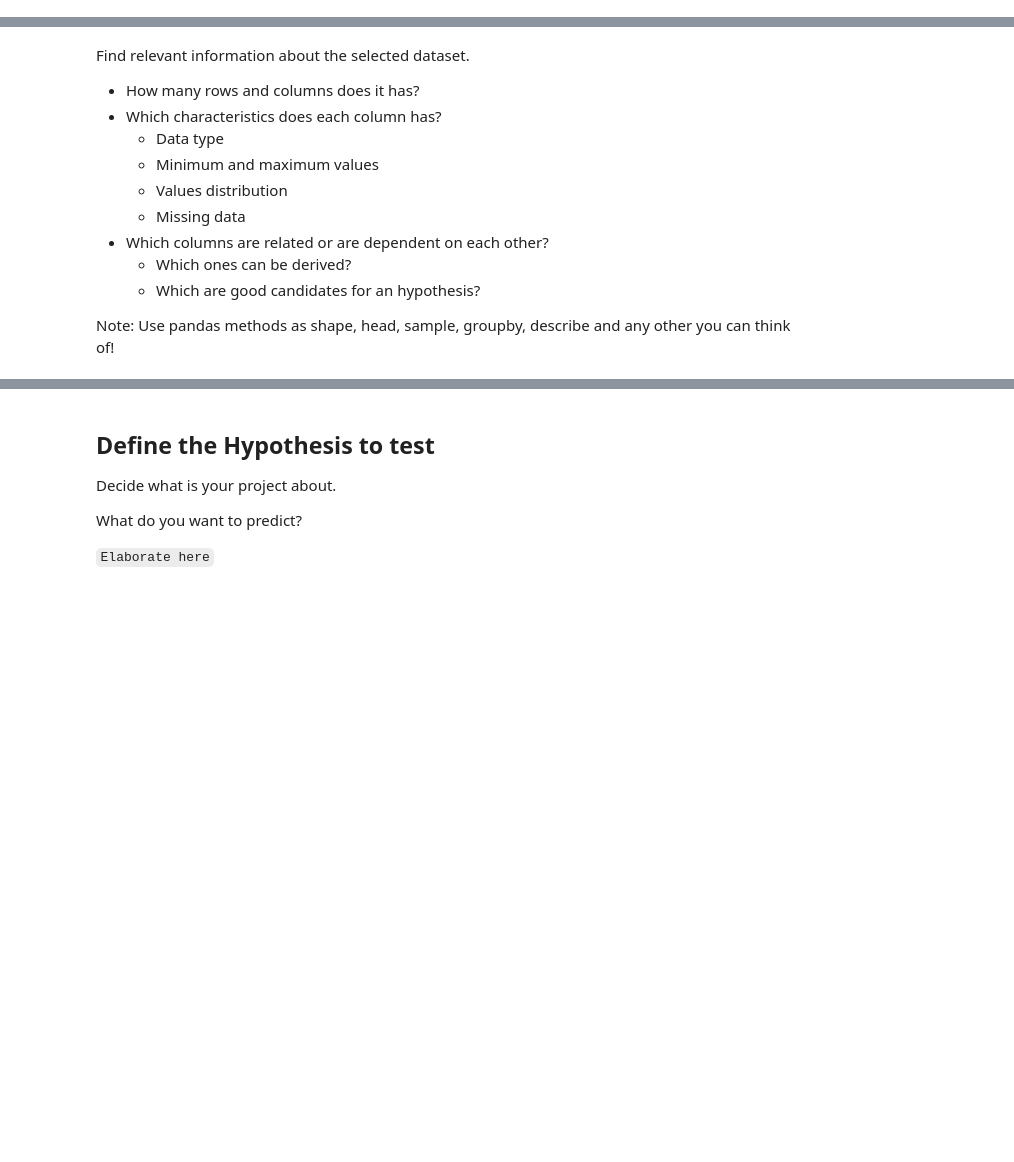
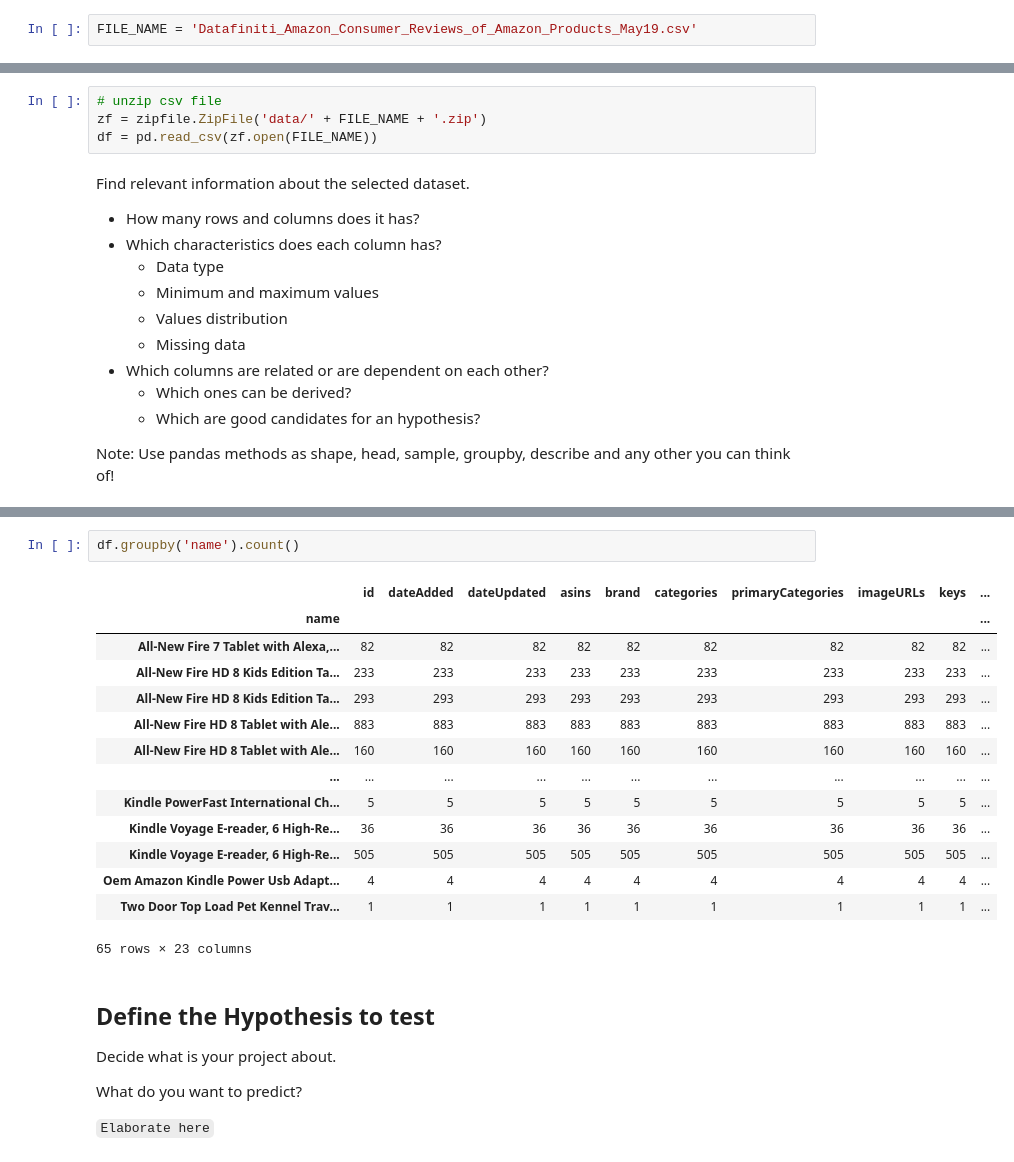
Before and after one commit to VictorHerreraO/capstone, a Jupyter notebook: capstone.ipynb, the cells around one changed output, grey strips where cells are left out. Drawn from its saved outputs; the diff is of its cells as text; blank space fills up the shorter version.

```diff
--- a/capstone.ipynb
+++ b/capstone.ipynb
@@ -23,3 +25,5 @@ import matplotlib.pyplot as plt
+# %%
+FILE_NAME = 'Datafiniti_Amazon_Consumer_Reviews_of_Amazon_Products_May19.csv'
 # %% [markdown]
 Get the selected data set into a pandas Dataframe.
 
@@ -29,3 +37,7 @@ df = pd.read_clipboard()
+# %%
+# unzip csv file
+zf = zipfile.ZipFile('data/' + FILE_NAME + '.zip')
+df = pd.read_csv(zf.open(FILE_NAME))
 # %% [markdown]
 Find relevant information about the selected dataset.
 
@@ -43,3 +71,20 @@ Note: Use pandas methods as shape, head, sample, groupby, describe and any other
+# %%
+df.groupby('name').count()
+# %% [output]
+|  | id | dateAdded | dateUpdated | asins | brand | categories | primaryCategories | imageURLs | keys | ... |
+| name |  |  |  |  |  |  |  |  |  | ... |
+| All-New Fire 7 Tablet with Alexa,... | 82 | 82 | 82 | 82 | 82 | 82 | 82 | 82 | 82 | ... |
+| All-New Fire HD 8 Kids Edition Ta... | 233 | 233 | 233 | 233 | 233 | 233 | 233 | 233 | 233 | ... |
+| All-New Fire HD 8 Kids Edition Ta... | 293 | 293 | 293 | 293 | 293 | 293 | 293 | 293 | 293 | ... |
+| All-New Fire HD 8 Tablet with Ale... | 883 | 883 | 883 | 883 | 883 | 883 | 883 | 883 | 883 | ... |
+| All-New Fire HD 8 Tablet with Ale... | 160 | 160 | 160 | 160 | 160 | 160 | 160 | 160 | 160 | ... |
+| ... | ... | ... | ... | ... | ... | ... | ... | ... | ... | ... |
+| Kindle PowerFast International Ch... | 5 | 5 | 5 | 5 | 5 | 5 | 5 | 5 | 5 | ... |
+| Kindle Voyage E-reader, 6 High-Re... | 36 | 36 | 36 | 36 | 36 | 36 | 36 | 36 | 36 | ... |
+| Kindle Voyage E-reader, 6 High-Re... | 505 | 505 | 505 | 505 | 505 | 505 | 505 | 505 | 505 | ... |
+| Oem Amazon Kindle Power Usb Adapt... | 4 | 4 | 4 | 4 | 4 | 4 | 4 | 4 | 4 | ... |
+| Two Door Top Load Pet Kennel Trav... | 1 | 1 | 1 | 1 | 1 | 1 | 1 | 1 | 1 | ... |
+65 rows × 23 columns
 # %% [markdown]
 ## Define the Hypothesis to test
 
```
Also changed, not shown: parts of 4 cells of this notebook, 2 other files.
